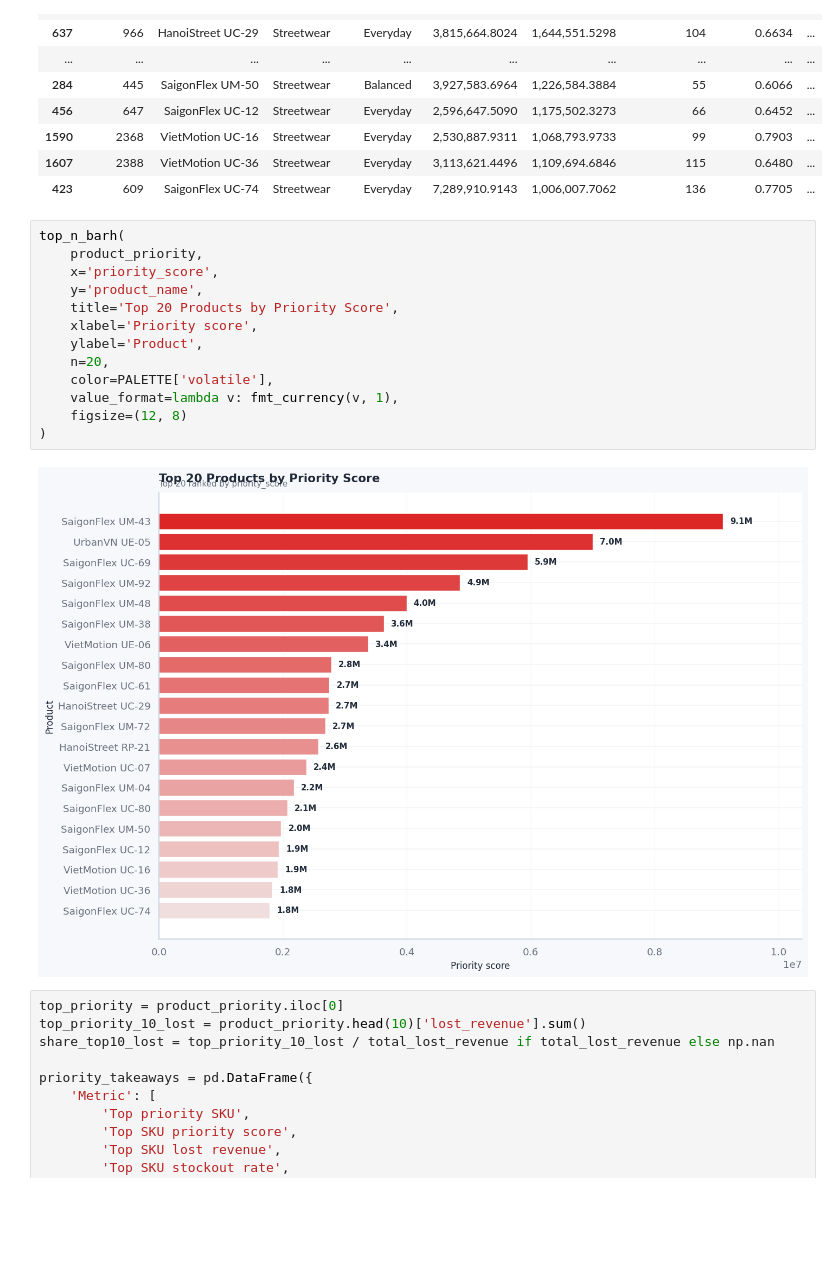
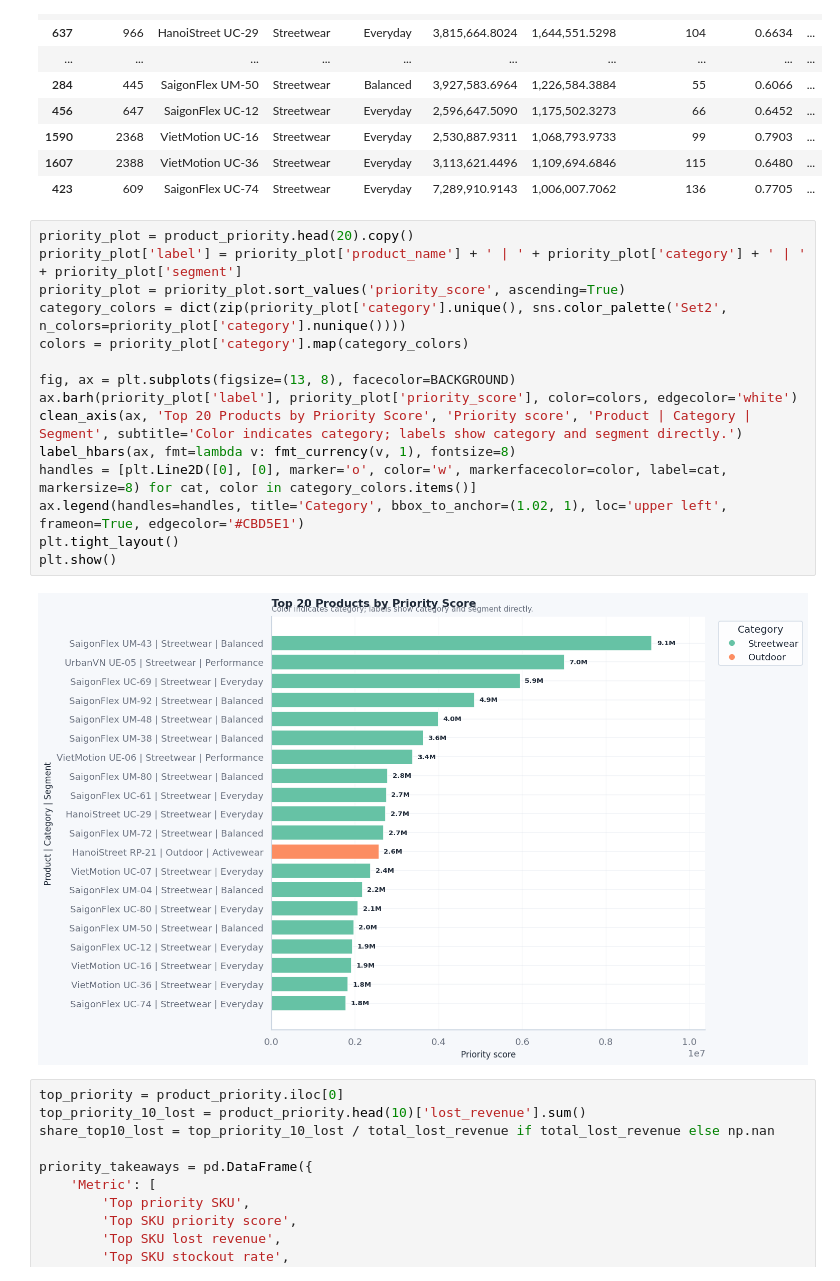
Before and after one commit to CodeDaoVietNam/DATATHON_2026, a Jupyter notebook: notebooks/03_deep_dive_inventory_optimization.ipynb, the cells around one changed output. Saved outputs shown, nothing was run; the diff lists cells and outputs as text; blank space fills up the shorter version.

```diff
--- a/notebooks/03_deep_dive_inventory_optimization.ipynb
+++ b/notebooks/03_deep_dive_inventory_optimization.ipynb
@@ -1544,20 +2013,22 @@ product_priority.to_csv(OUTPUT_DIR / 'product_priority.csv', index=False)
 | 1607 | 2388 | VietMotion UC-36 | Streetwear | Everyday | 3,113,621.4496 | 1,109,694.6846 | 115 | 0.6480 | ... |
 | 423 | 609 | SaigonFlex UC-74 | Streetwear | Everyday | 7,289,910.9143 | 1,006,007.7062 | 136 | 0.7705 | ... |
 # %%
-top_n_barh(
-    product_priority,
-    x='priority_score',
-    y='product_name',
-    title='Top 20 Products by Priority Score',
-    xlabel='Priority score',
-    ylabel='Product',
-    n=20,
-    color=PALETTE['volatile'],
-    value_format=lambda v: fmt_currency(v, 1),
-    figsize=(12, 8)
-)
+priority_plot = product_priority.head(20).copy()
+priority_plot['label'] = priority_plot['product_name'] + ' | ' + priority_plot['category'] + ' | ' + priority_plot['segment']
+priority_plot = priority_plot.sort_values('priority_score', ascending=True)
+category_colors = dict(zip(priority_plot['category'].unique(), sns.color_palette('Set2', n_colors=priority_plot['category'].nunique())))
+colors = priority_plot['category'].map(category_colors)
+
+fig, ax = plt.subplots(figsize=(13, 8), facecolor=BACKGROUND)
+ax.barh(priority_plot['label'], priority_plot['priority_score'], color=colors, edgecolor='white')
+clean_axis(ax, 'Top 20 Products by Priority Score', 'Priority score', 'Product | Category | Segment', subtitle='Color indicates category; labels show category and segment directly.')
+label_hbars(ax, fmt=lambda v: fmt_currency(v, 1), fontsize=8)
+handles = [plt.Line2D([0], [0], marker='o', color='w', markerfacecolor=color, label=cat, markersize=8) for cat, color in category_colors.items()]
+ax.legend(handles=handles, title='Category', bbox_to_anchor=(1.02, 1), loc='upper left', frameon=True, edgecolor='#CBD5E1')
+plt.tight_layout()
+plt.show()
 # %% [output]
-[figure, old version]
+[figure, new version]
 # %%
 top_priority = product_priority.iloc[0]
 top_priority_10_lost = product_priority.head(10)['lost_revenue'].sum()
```
Also changed, not shown: parts of 62 cells of this notebook.
